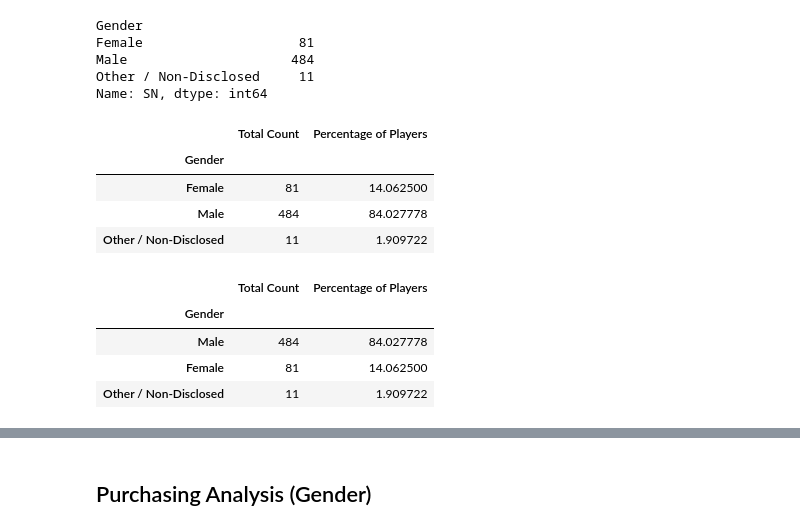
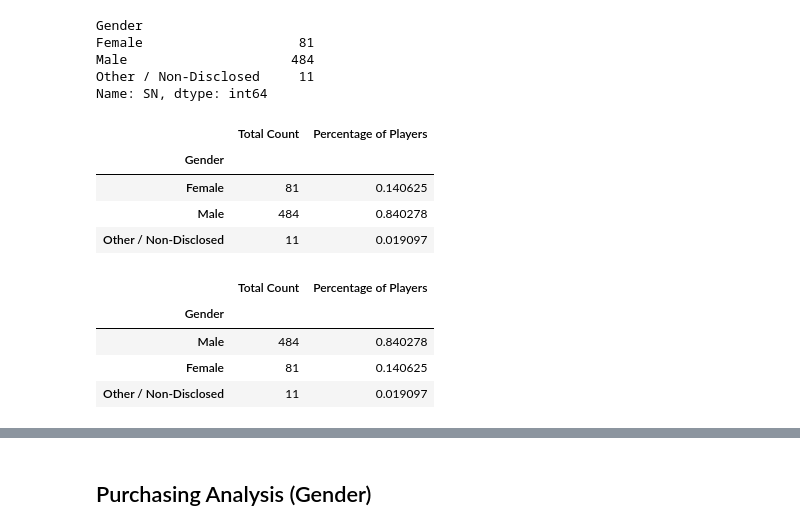
Before and after one commit to dianemarie-public/Online-Purchase-Analysis, a Jupyter notebook: HeroesOfPymoli/HeroesOfPymoli.ipynb, the cells around one changed output, grey strips where cells are left out. Drawn from its saved outputs; the diff is of its cells as text; code cells hidden in the pictures.

```diff
--- a/HeroesOfPymoli/HeroesOfPymoli.ipynb
+++ b/HeroesOfPymoli/HeroesOfPymoli.ipynb
@@ -130,16 +134,16 @@ Name: SN, dtype: int64
 # %%
 # Create a Data Frame of gender count and percentage of players
 gender_df = pd.DataFrame({
     "Total Count": gender_count,
-    "Percentage of Players": gender_count/gender_count.sum()*100
+    "Percentage of Players": gender_count/gender_count.sum()
 })
 gender_df
 # %% [output]
 |  | Total Count | Percentage of Players |
 | Gender |  |  |
-| Female | 81 | 14.062500 |
-| Male | 484 | 84.027778 |
-| Other / Non-Disclosed | 11 | 1.909722 |
+| Female | 81 | 0.140625 |
+| Male | 484 | 0.840278 |
+| Other / Non-Disclosed | 11 | 0.019097 |
 # %%
 # Sort by Total Count, in descending order
 gender_df = gender_df.sort_values("Total Count", ascending=False)
@@ -147,6 +151,6 @@ gender_df
 # %% [output]
 |  | Total Count | Percentage of Players |
 | Gender |  |  |
-| Male | 484 | 84.027778 |
-| Female | 81 | 14.062500 |
-| Other / Non-Disclosed | 11 | 1.909722 |
+| Male | 484 | 0.840278 |
+| Female | 81 | 0.140625 |
+| Other / Non-Disclosed | 11 | 0.019097 |
```
Also changed, not shown: parts of 7 cells of this notebook.
